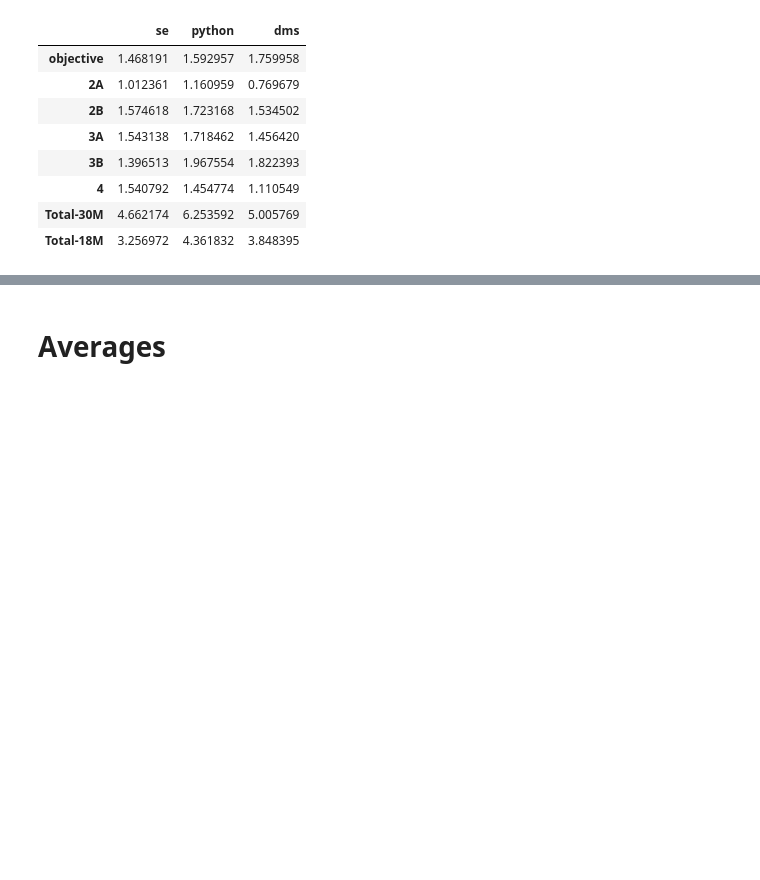
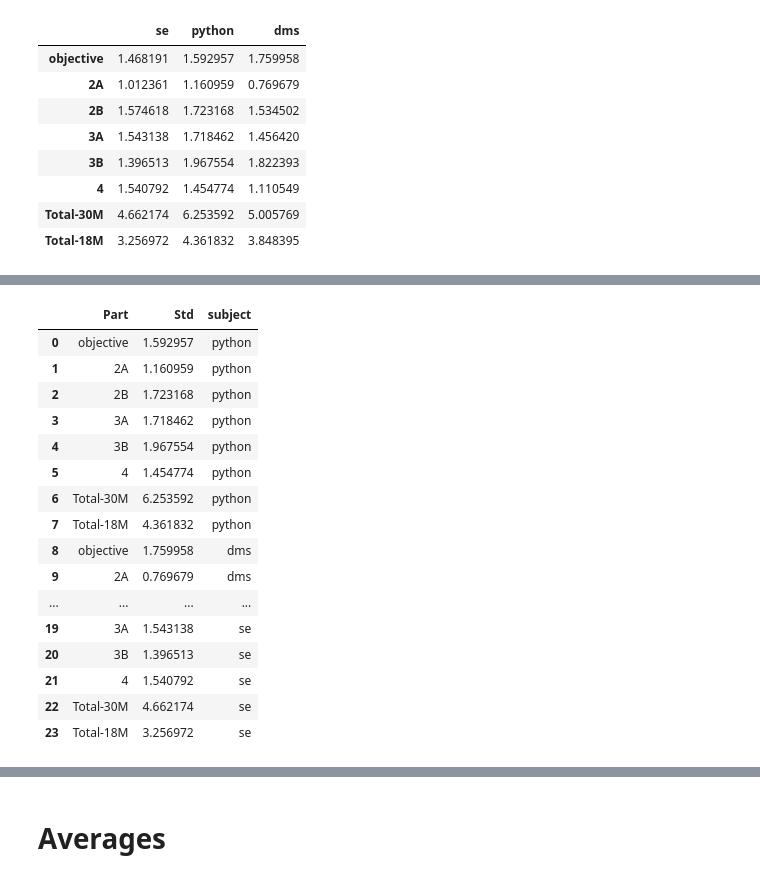
Before and after one commit to sasivatsal7122/Student-Marks-yonolesees-VIIT, a Jupyter notebook: yonolsees-2.ipynb, the cells around one changed output, grey strips where cells are left out. Cells and saved outputs as stored; diff of their text form; code cells hidden in the pictures; blank space fills up the shorter version.

```diff
--- a/yonolsees-2.ipynb
+++ b/yonolsees-2.ipynb
@@ -431,6 +478,8 @@ data = [{'Part':'objective','Std': python['objective'].std()},
         {'Part':'Total-18M','Std': python['Total-18M'].std()}
        ]
 python_std_df = pd.DataFrame(data)
+python_std_df_chart = python_std_df
+
 python_std_df = python_std_df.set_index('Part')
 python_std_df.index.name = None
 
@@ -444,6 +493,8 @@ data = [{'Part':'objective','Std': dms['objective'].std()},
         {'Part':'Total-18M','Std': dms['Total-18M'].std()}
        ]
 dms_std_df = pd.DataFrame(data)
+dms_std_df_chart = dms_std_df
+
 dms_std_df = dms_std_df.set_index('Part')
 dms_std_df.index.name = None
 
@@ -457,6 +508,8 @@ data = [{'Part':'objective','Std': se['objective'].std()},
         {'Part':'Total-18M','Std': se['Total-18M'].std()}
        ]
 se_std_df = pd.DataFrame(data)
+se_std_df_chart = se_std_df
+
 se_std_df = se_std_df.set_index('Part')
 se_std_df.index.name = None
 
@@ -482,3 +535,11 @@ final_std_df.head(10)
 | 4 | 1.540792 | 1.454774 | 1.110549 |
 | Total-30M | 4.662174 | 6.253592 | 5.005769 |
 | Total-18M | 3.256972 | 4.361832 | 3.848395 |
+# %%
+python_std_df_chart['subject'] = 'python'
+dms_std_df_chart['subject'] = 'dms'
+se_std_df_chart['subject'] = 'se'
+
+python_std_df_chart.head(10)
+dms_std_df_chart.head(10)
+se_std_df_chart.head(10)
@@ -484,0 +556,21 @@ final_std_df.head(10)
+# %%
+final_std_df_chart = python_std_df_chart.append((dms_std_df_chart,se_std_df_chart), ignore_index = True)
+final_std_df_chart.head(30)
+# %% [output]
+|  | Part | Std | subject |
+| 0 | objective | 1.592957 | python |
+| 1 | 2A | 1.160959 | python |
+| 2 | 2B | 1.723168 | python |
+| 3 | 3A | 1.718462 | python |
+| 4 | 3B | 1.967554 | python |
+| 5 | 4 | 1.454774 | python |
+| 6 | Total-30M | 6.253592 | python |
+| 7 | Total-18M | 4.361832 | python |
+| 8 | objective | 1.759958 | dms |
+| 9 | 2A | 0.769679 | dms |
+| ... | ... | ... | ... |
+| 19 | 3A | 1.543138 | se |
+| 20 | 3B | 1.396513 | se |
+| 21 | 4 | 1.540792 | se |
+| 22 | Total-30M | 4.662174 | se |
+| 23 | Total-18M | 3.256972 | se |
```
Also changed, not shown: parts of 11 cells of this notebook, 1 other file.
